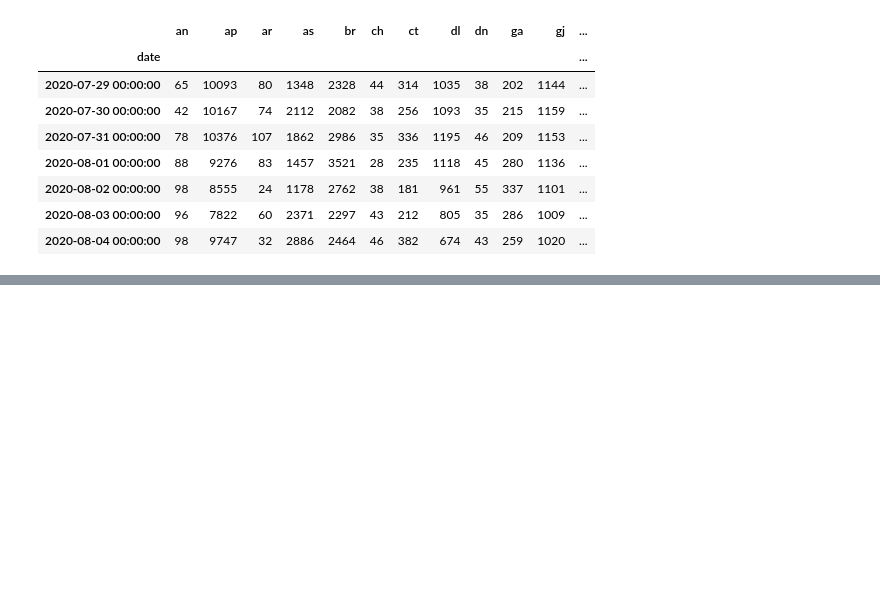
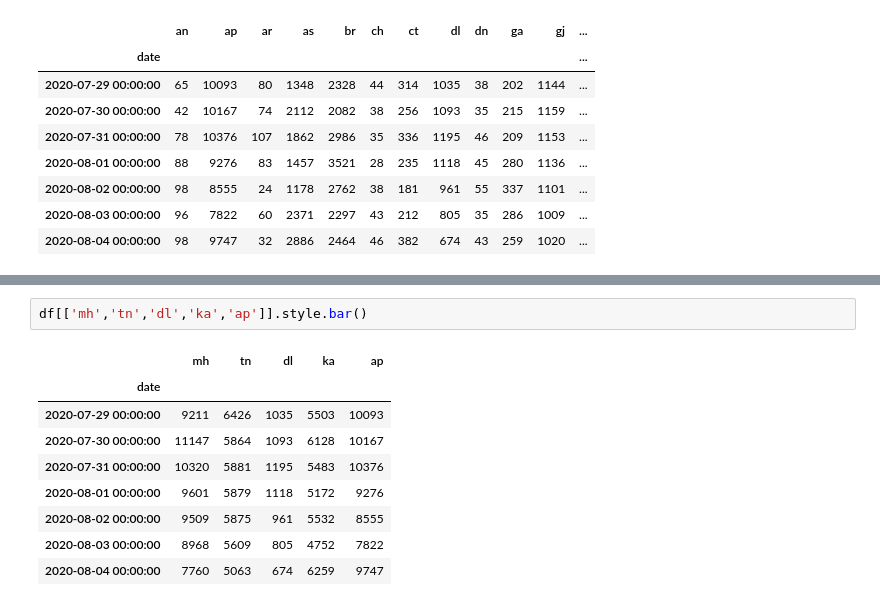
Before and after one commit to swami-gait/Foundations_of_datascience, a Jupyter notebook: FDS_WK11_DataViz.ipynb, the cells around one changed output, grey strips where cells are left out. Cells and saved outputs as stored; diff of their text form; blank space fills up the shorter version.

```diff
--- a/FDS_WK11_DataViz.ipynb
+++ b/FDS_WK11_DataViz.ipynb
@@ -206,0 +295,12 @@ df.style.highlight_max(color='red').highlight_min(color='green')
+# %%
+df[['mh','tn','dl','ka','ap']].style.bar()
+# %% [output]
+|  | mh | tn | dl | ka | ap |
+| date |  |  |  |  |  |
+| 2020-07-29 00:00:00 | 9211 | 6426 | 1035 | 5503 | 10093 |
+| 2020-07-30 00:00:00 | 11147 | 5864 | 1093 | 6128 | 10167 |
+| 2020-07-31 00:00:00 | 10320 | 5881 | 1195 | 5483 | 10376 |
+| 2020-08-01 00:00:00 | 9601 | 5879 | 1118 | 5172 | 9276 |
+| 2020-08-02 00:00:00 | 9509 | 5875 | 961 | 5532 | 8555 |
+| 2020-08-03 00:00:00 | 8968 | 5609 | 805 | 4752 | 7822 |
+| 2020-08-04 00:00:00 | 7760 | 5063 | 674 | 6259 | 9747 |
```
Also changed, not shown: parts of 9 cells of this notebook.
